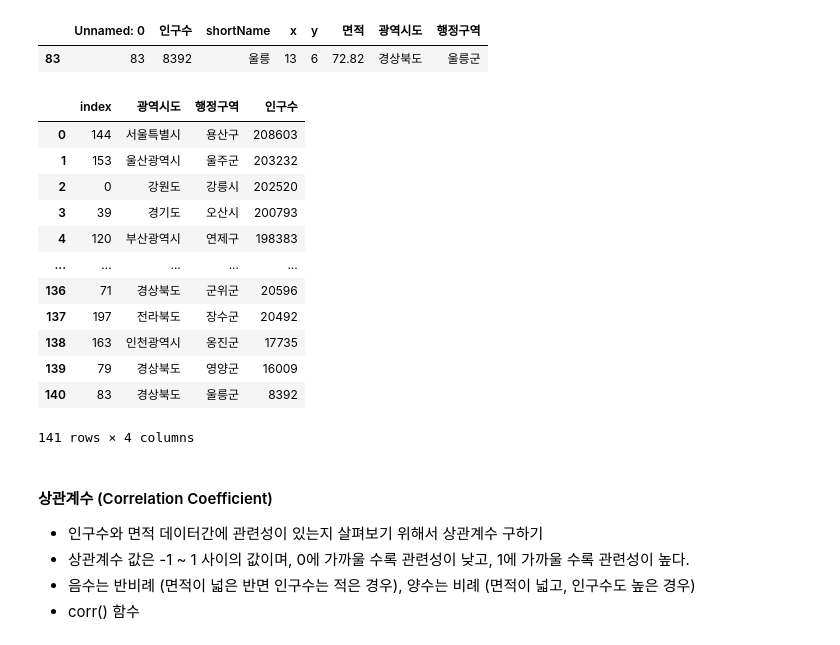
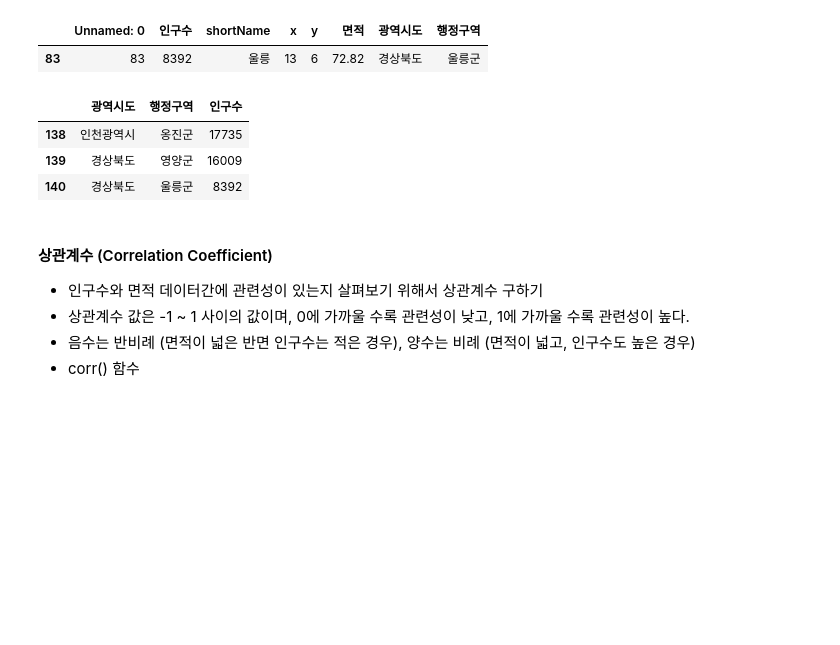
Before and after one commit to myjungwu/Python_Webscraping_Analysis, a Jupyter notebook: 03-1.행정구역정보_분석과시각화.ipynb, the cells around one changed output. Drawn from its saved outputs; the diff is of its cells as text; code cells hidden in the pictures; blank space fills up the shorter version.

```diff
--- a/03-1.행정구역정보_분석과시각화.ipynb
+++ b/03-1.행정구역정보_분석과시각화.ipynb
@@ -257,23 +257,16 @@ data.loc[data['인구수'] == pop_min_val]
 # %%
 # 평균 인구수 보다 작은 행정구역?
 # 출력항목 - 광역시도,행정구역, 인구수
 # index는 reset, sorting은 인구가 많은 순서대로
 pop_mean_val = data['인구수'].mean()
-data.loc[data['인구수'] < pop_mean_val,['광역시도','행정구역', '인구수']].sort_values(by='인구수',ascending=False).reset_index(drop=True)
+pop_mean_lt_df = data.loc[data['인구수'] < pop_mean_val,['광역시도','행정구역', '인구수']].sort_values(by='인구수',ascending=False).reset_index(drop=True)
+pop_mean_lt_df.tail(3)
+pop_mean_lt_df.to_excel('data/평균인구수미만지역.xlsx')
 # %% [output]
-|  | index | 광역시도 | 행정구역 | 인구수 |
-| 0 | 144 | 서울특별시 | 용산구 | 208603 |
-| 1 | 153 | 울산광역시 | 울주군 | 203232 |
-| 2 | 0 | 강원도 | 강릉시 | 202520 |
-| 3 | 39 | 경기도 | 오산시 | 200793 |
-| 4 | 120 | 부산광역시 | 연제구 | 198383 |
-| ... | ... | ... | ... | ... |
-| 136 | 71 | 경상북도 | 군위군 | 20596 |
-| 137 | 197 | 전라북도 | 장수군 | 20492 |
-| 138 | 163 | 인천광역시 | 옹진군 | 17735 |
-| 139 | 79 | 경상북도 | 영양군 | 16009 |
-| 140 | 83 | 경상북도 | 울릉군 | 8392 |
+|  | 광역시도 | 행정구역 | 인구수 |
+| 138 | 인천광역시 | 옹진군 | 17735 |
+| 139 | 경상북도 | 영양군 | 16009 |
+| 140 | 경상북도 | 울릉군 | 8392 |
-141 rows × 4 columns
 # %% [markdown]
 #### 상관계수 (Correlation Coefficient)
 * 인구수와 면적 데이터간에 관련성이 있는지 살펴보기 위해서 상관계수 구하기
```
